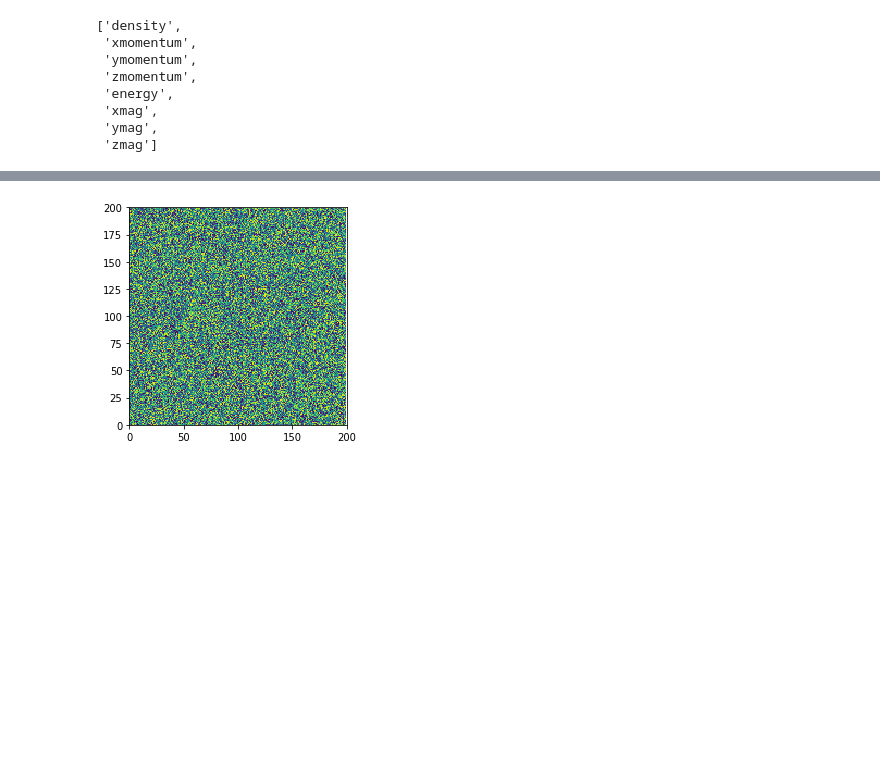
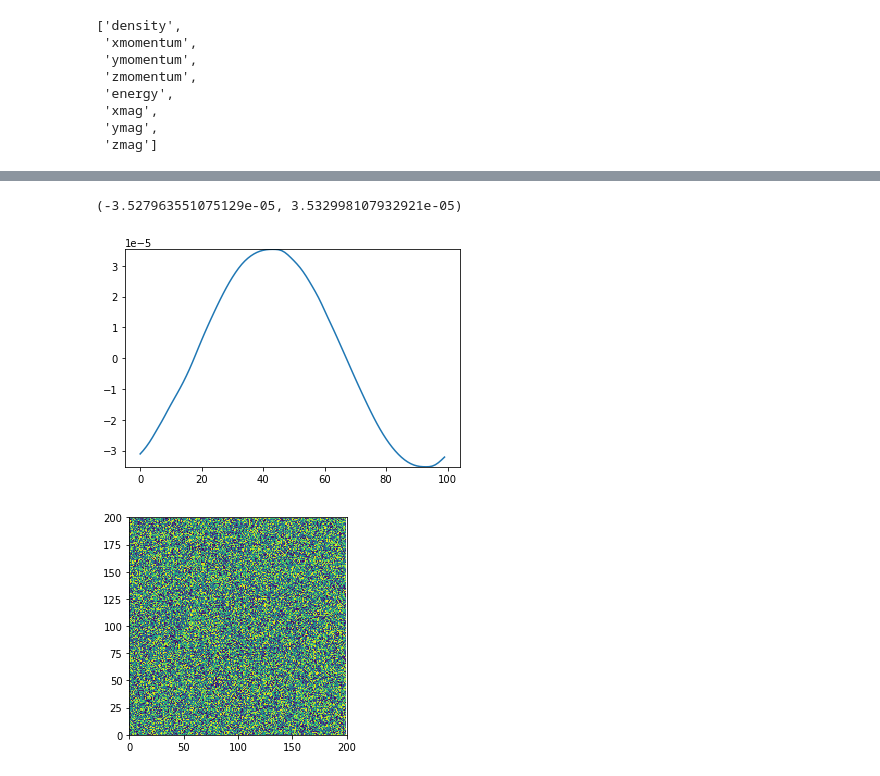
Before and after one commit to henrywatkins/gawain, a Jupyter notebook: example_scripts/example_plotting.ipynb, the cells around one changed output, grey strips where cells are left out. Saved outputs shown, nothing was run; the diff lists cells and outputs as text; code cells hidden in the pictures; blank space fills up the shorter version.

```diff
--- a/example_scripts/example_plotting.ipynb
+++ b/example_scripts/example_plotting.ipynb
@@ -32,3 +32,10 @@ raw_data = data.get_data('density')
+# %%
+strip = raw_data[20,:]
+plt.plot(strip)
+plt.ylim(strip.min(), strip.max())
+# %% [output]
+(-3.527963551075129e-05, 3.532998107932921e-05)
+[figure, added]
 # %%
 fig, ax = plt.subplots()
 
```
Also changed, not shown: parts of 3 cells of this notebook, 4 other files.
